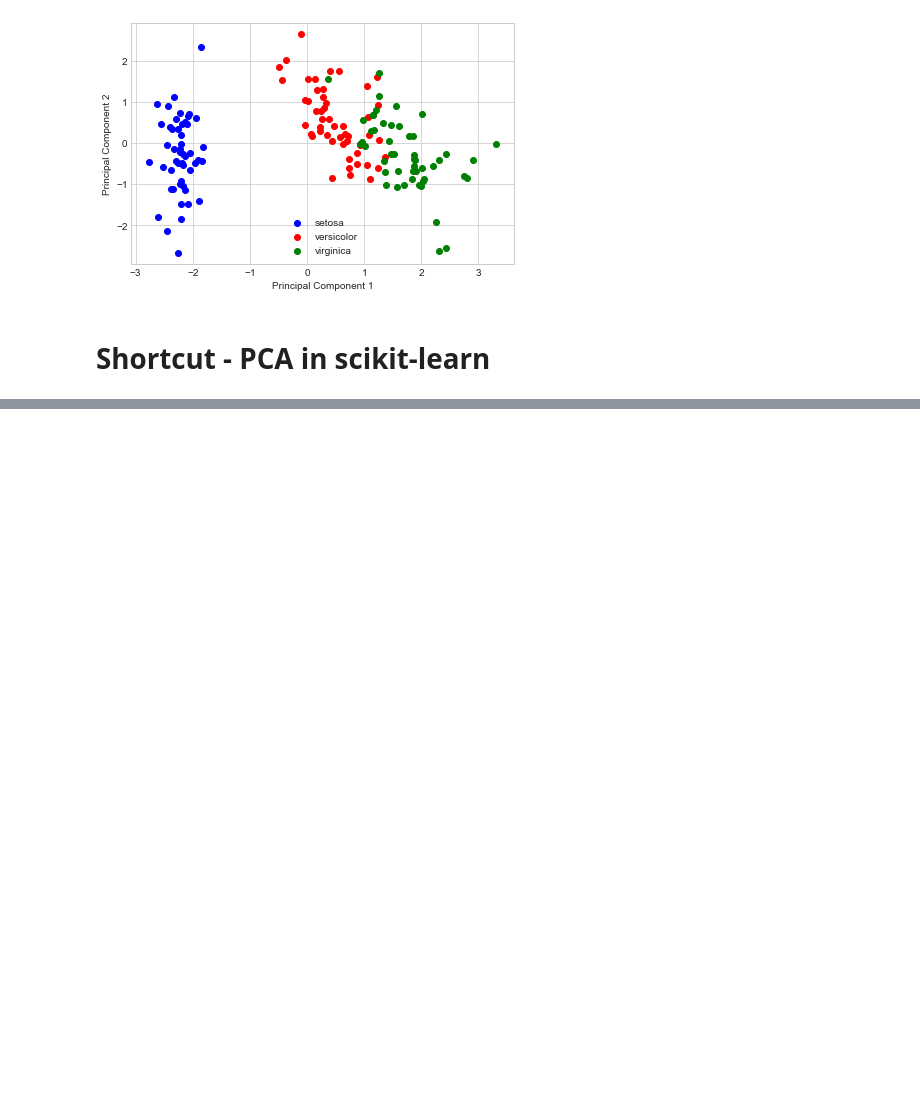
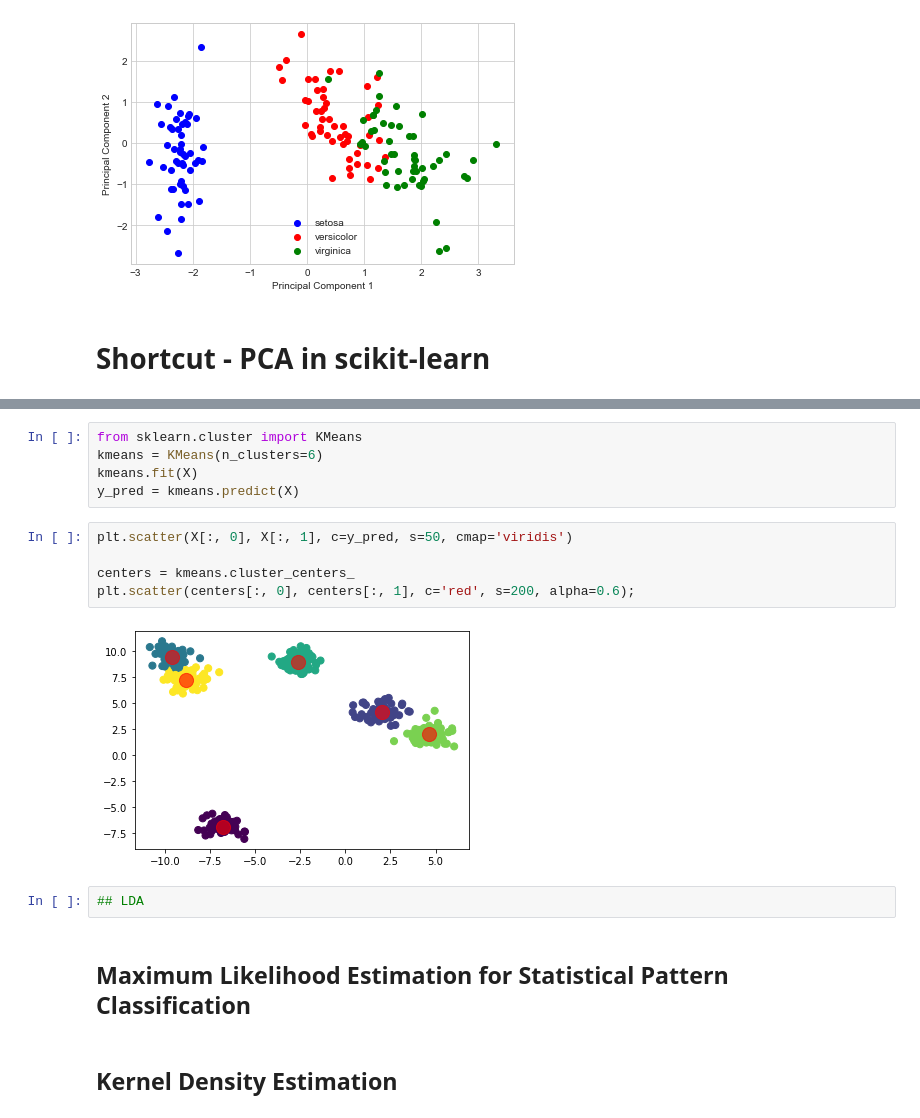
Before and after one commit to AAUCDSC/AppliedML, a Jupyter notebook: PCA.ipynb, the cells around one changed output, grey strips where cells are left out. Drawn from its saved outputs; the diff is of its cells as text; blank space fills up the shorter version.

```diff
--- a/PCA.ipynb
+++ b/PCA.ipynb
@@ -279,0 +325,18 @@ with plt.style.context('seaborn-whitegrid'):
+# %%
+from sklearn.cluster import KMeans
+kmeans = KMeans(n_clusters=6)
+kmeans.fit(X)
+y_pred = kmeans.predict(X)
+# %%
+plt.scatter(X[:, 0], X[:, 1], c=y_pred, s=50, cmap='viridis')
+
+centers = kmeans.cluster_centers_
+plt.scatter(centers[:, 0], centers[:, 1], c='red', s=200, alpha=0.6);
+# %% [output]
+[figure, added]
+# %%
+## LDA
+# %% [markdown]
+## Maximum Likelihood Estimation for Statistical Pattern Classification
+# %% [markdown]
+## Kernel Density Estimation
```
Also changed, not shown: parts of 13 cells of this notebook.
